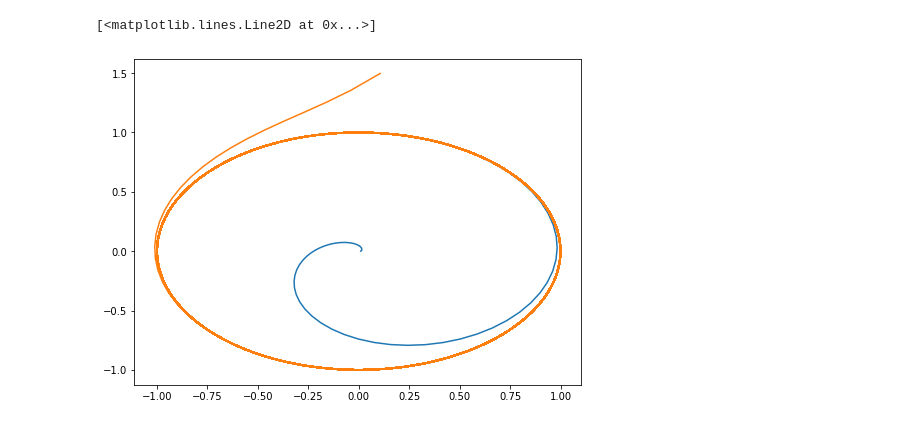
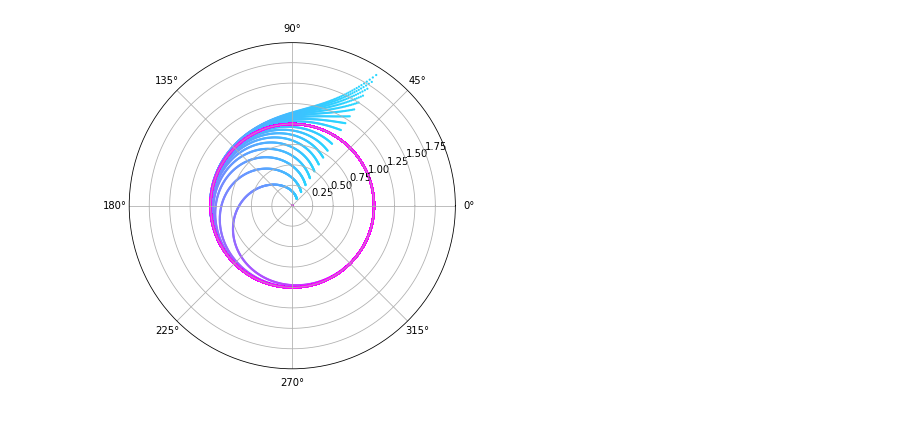
Before and after one commit to cmlimm/uni-projects, a Jupyter notebook: Mathematical-Modelling/closed-curve.ipynb, the cells around one changed output. Drawn from its saved outputs; the diff is of its cells as text; code cells hidden in the pictures.

```diff
--- a/Mathematical-Modelling/closed-curve.ipynb
+++ b/Mathematical-Modelling/closed-curve.ipynb
@@ -58,18 +13,18 @@ def clear_frame(ax=None):
+# %%
+def runge_kutta(function, iterations, initial, step):
+    r_val = [initial[0]]
+    phi_val = [initial[1]]
+    t_val = [0]
+    for i in range(round(iterations/step)):
+        r1, phi1 = function(r_val[-1], phi_val[-1])
+        r2, phi2 = function(r_val[-1]+step*r1/2, phi_val[-1]+step*phi1/2)
+        r3, phi3 = function(r_val[-1]+step*r2/2, phi_val[-1]+step*phi2/2)
+        r4, phi4 = function(r_val[-1]+step*r3, phi_val[-1]+step*phi3)
+
+        r_val.append(r_val[-1]+step*(r1+2*r2+2*r3+r4)/6)
+        phi_val.append(phi_val[-1]+step*(phi1+2*phi2+2*phi3+phi4)/6)
+        t_val.append(t_val[-1]+step)
+    return t_val, r_val, phi_val
 # %%
-def competing_species_function(r, phi):
+def competing_species_stable(r, phi):
     return (r*(1-r*r), 1)
-# %%
-def runge_kutta(iterations, initial, step):
-    r_val = [initial[0]]
-    phi_val = [initial[1]]
-    t_val = [0]
-    for i in range(round(iterations/step)):
-        r1, phi1 = competing_species_function(r_val[-1], phi_val[-1])
-        r2, phi2 = competing_species_function(r_val[-1]+step*r1/2, phi_val[-1]+step*phi1/2)
-        r3, phi3 = competing_species_function(r_val[-1]+step*r2/2, phi_val[-1]+step*phi2/2)
-        r4, phi4 = competing_species_function(r_val[-1]+step*r3, phi_val[-1]+step*phi3)
-
-        r_val.append(r_val[-1]+step*(r1+2*r2+2*r3+r4)/6)
-        phi_val.append(phi_val[-1]+step*(phi1+2*phi2+2*phi3+phi4)/6)
-        t_val.append(t_val[-1]+step)
-    return t_val, r_val, phi_val
@@ -89,6 +31,14 @@ x22 = r_val2*np.sin(phi_val2)
-# %%
-plt.plot(x11, x21)
-plt.plot(x12, x22)
-# %% [output]
-[<matplotlib.lines.Line2D at 0x...>]
-[figure, removed]
+# %%
+colormap = plt.get_cmap('cool')
+norm = mpl.colors.Normalize(0.0, 2*np.pi)
+
+for i in range(0, 10):
+    t_val, r_val, phi_val = runge_kutta(competing_species_stable, 50, (i/10, 1), 0.01)
+    ax = plt.subplot(1, 1, 1, polar=True)
+    ax.scatter(phi_val, r_val, c=phi_val, s=5, cmap=colormap, norm=norm, linewidths=0)
+
+    t_val, r_val, phi_val = runge_kutta(competing_species_stable, 50, (1 + i/10, 1), 0.01)
+    ax = plt.subplot(1, 1, 1, polar=True)
+    ax.scatter(phi_val, r_val, c=phi_val, s=5, cmap=colormap, norm=norm, linewidths=0)
+# %% [output]
+[figure, added]
```
Also changed, not shown: parts of 10 cells of this notebook, 1 other file.
